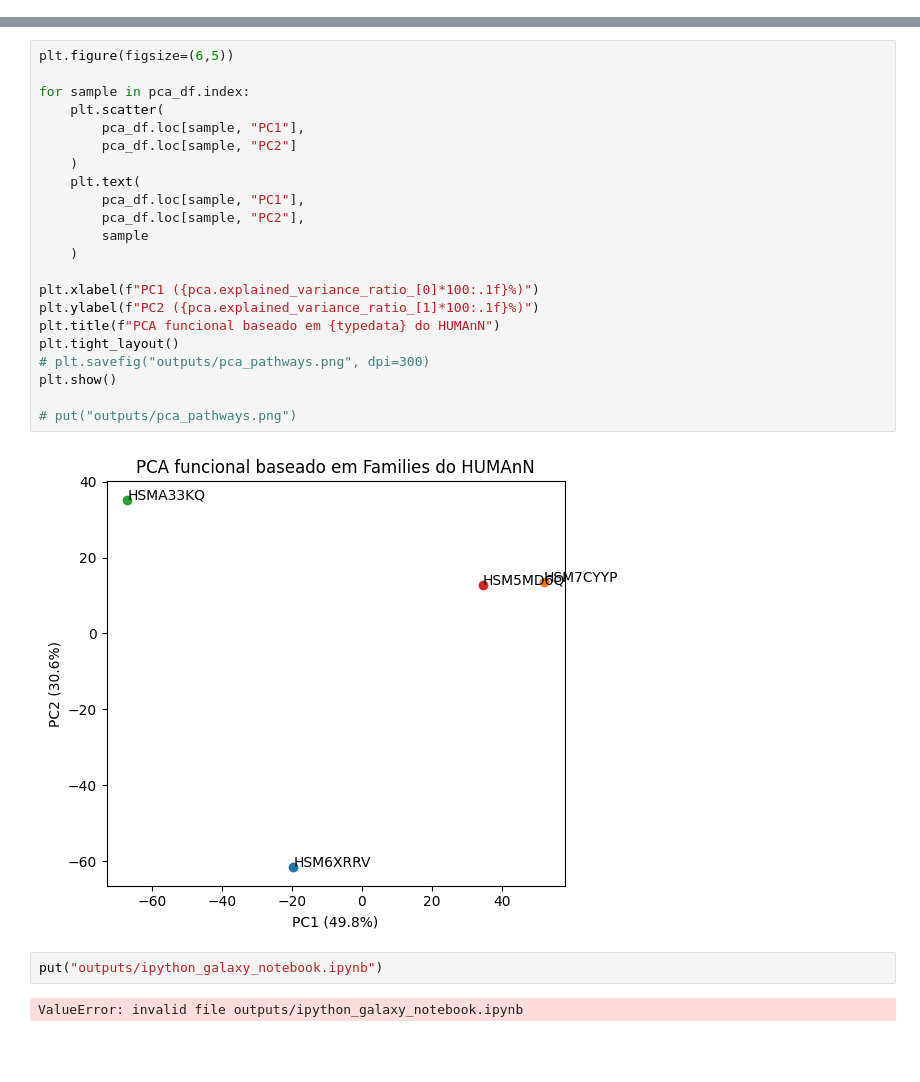
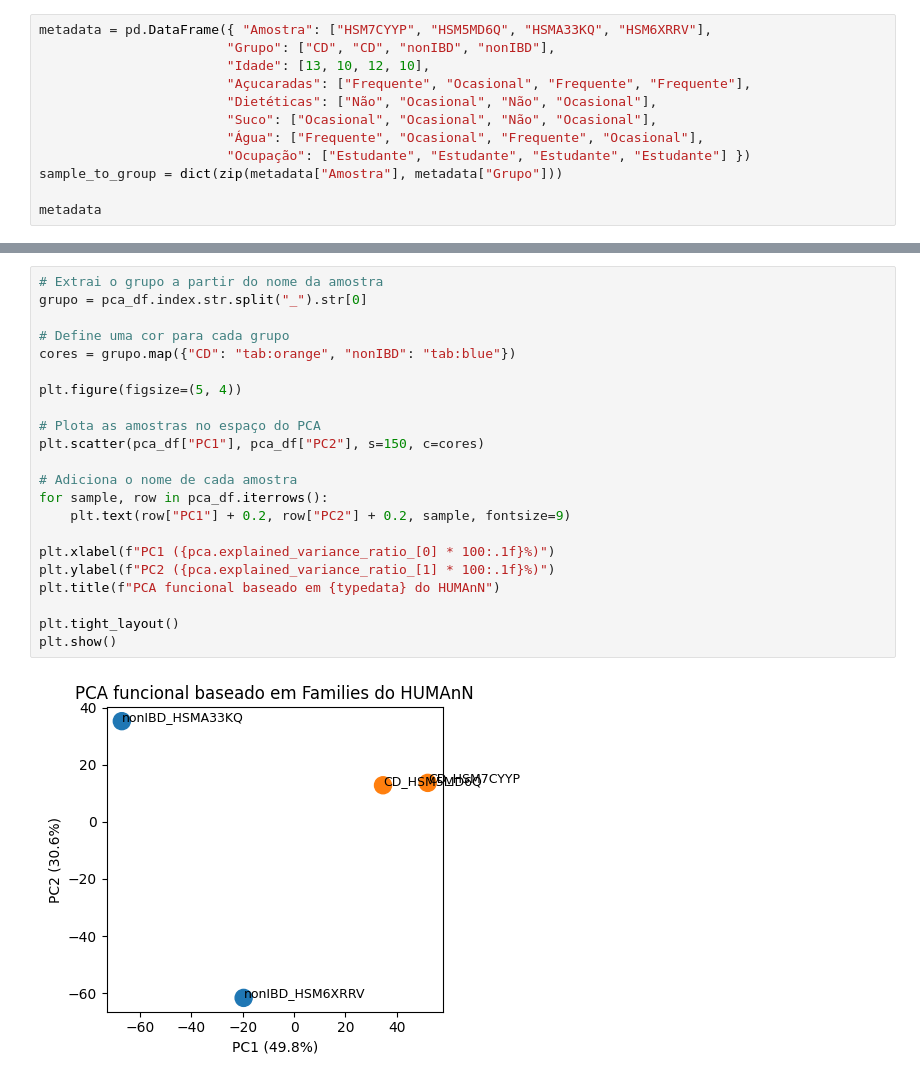
Before and after one commit to LaboratorioBioinformatica/bioinformaticsCourse, a Jupyter notebook: roteiro7/humann.ipynb, the cells around one changed output, grey strips where cells are left out. Drawn from its saved outputs; the diff is of its cells as text; blank space fills up the shorter version.

Commit message:
roteiro7 notebooks updated

```diff
--- a/roteiro7/humann.ipynb
+++ b/roteiro7/humann.ipynb
@@ -30,0 +55,12 @@ galaxy_inputs/humann
+# %%
+metadata = pd.DataFrame({ "Amostra": ["HSM7CYYP", "HSM5MD6Q", "HSMA33KQ", "HSM6XRRV"],
+                        "Grupo": ["CD", "CD", "nonIBD", "nonIBD"],
+                        "Idade": [13, 10, 12, 10],
+                        "Açucaradas": ["Frequente", "Ocasional", "Frequente", "Frequente"],
+                        "Dietéticas": ["Não", "Ocasional", "Não", "Ocasional"],
+                        "Suco": ["Ocasional", "Ocasional", "Não", "Ocasional"],
+                        "Água": ["Frequente", "Ocasional", "Frequente", "Ocasional"],
+                        "Ocupação": ["Estudante", "Estudante", "Estudante", "Estudante"] })
+sample_to_group = dict(zip(metadata["Amostra"], metadata["Grupo"]))
+
+metadata
@@ -146,28 +184,24 @@ pca_df
 # %%
-plt.figure(figsize=(6,5))
+# Extrai o grupo a partir do nome da amostra
+grupo = pca_df.index.str.split("_").str[0]
 
-for sample in pca_df.index:
-    plt.scatter(
-        pca_df.loc[sample, "PC1"],
-        pca_df.loc[sample, "PC2"]
-    )
-    plt.text(
-        pca_df.loc[sample, "PC1"],
-        pca_df.loc[sample, "PC2"],
-        sample
-    )
+# Define uma cor para cada grupo
+cores = grupo.map({"CD": "tab:orange", "nonIBD": "tab:blue"})
 
-plt.xlabel(f"PC1 ({pca.explained_variance_ratio_[0]*100:.1f}%)")
-plt.ylabel(f"PC2 ({pca.explained_variance_ratio_[1]*100:.1f}%)")
+plt.figure(figsize=(5, 4))
+
+# Plota as amostras no espaço do PCA
+plt.scatter(pca_df["PC1"], pca_df["PC2"], s=150, c=cores)
+
+# Adiciona o nome de cada amostra
+for sample, row in pca_df.iterrows():
+    plt.text(row["PC1"] + 0.2, row["PC2"] + 0.2, sample, fontsize=9)
+
+plt.xlabel(f"PC1 ({pca.explained_variance_ratio_[0] * 100:.1f}%)")
+plt.ylabel(f"PC2 ({pca.explained_variance_ratio_[1] * 100:.1f}%)")
 plt.title(f"PCA funcional baseado em {typedata} do HUMAnN")
+
 plt.tight_layout()
-# plt.savefig("outputs/pca_pathways.png", dpi=300)
 plt.show()
-
-# put("outputs/pca_pathways.png")
 # %% [output]
-[figure, old version]
+[figure, new version]
-# %%
-put("outputs/ipython_galaxy_notebook.ipynb")
-# %% [output]
-ValueError: invalid file outputs/ipython_galaxy_notebook.ipynb
```
Also changed, not shown: parts of 17 cells of this notebook, 1 other file.
